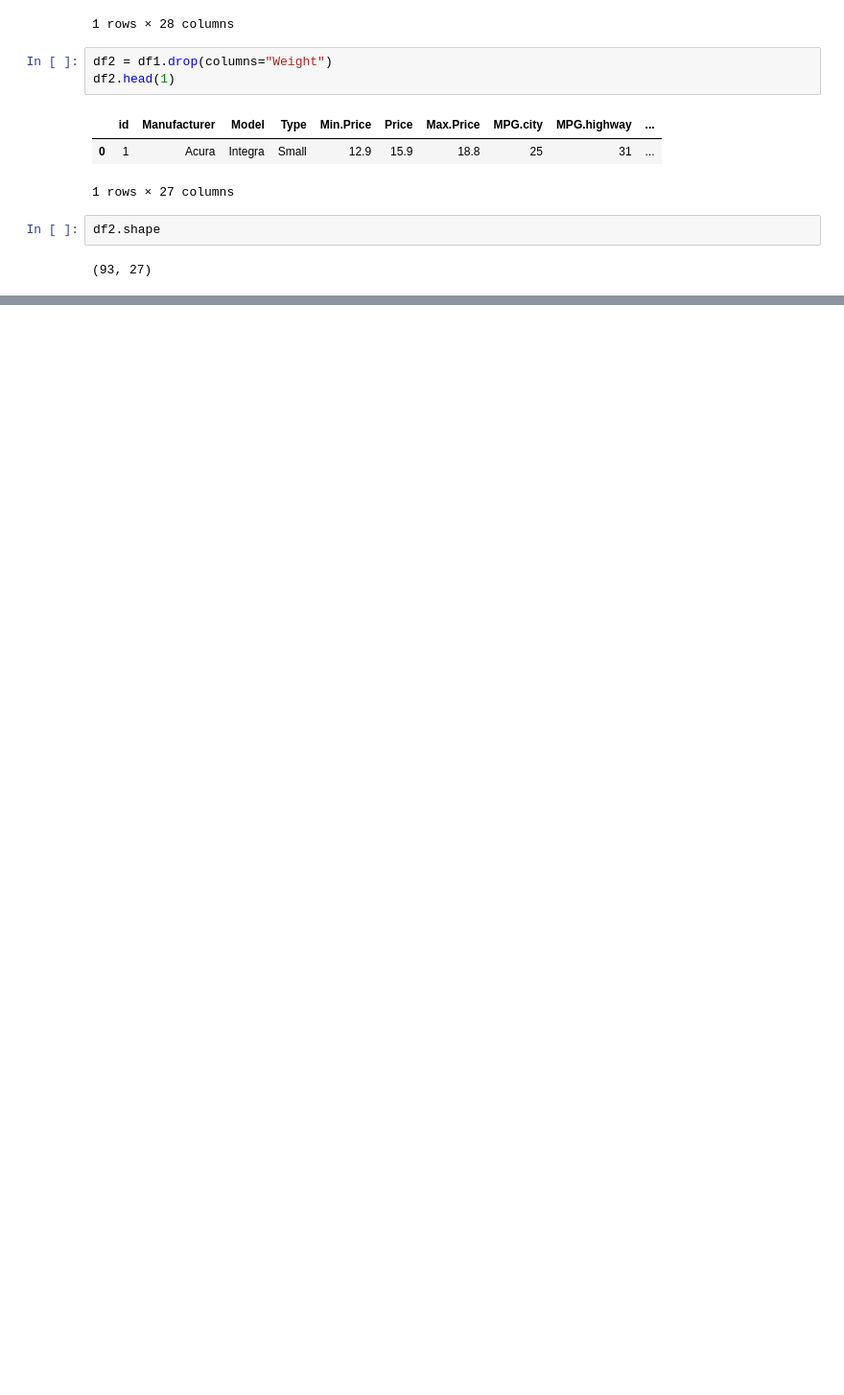
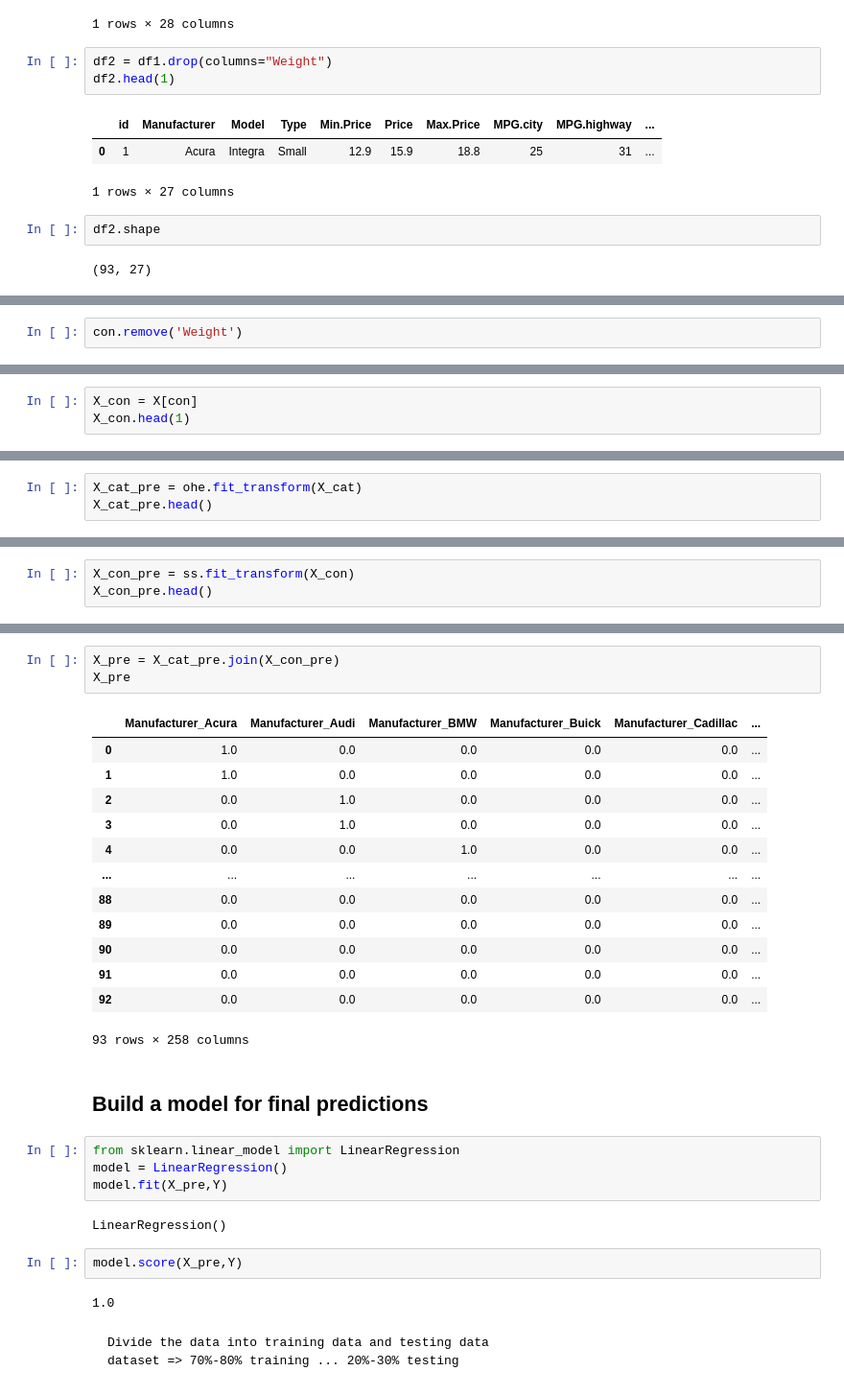
Before and after one commit to Sindhura-tr/Machine-Learning-satsun-5-7, a Jupyter notebook: Data Preprocessing/Preprocessing File.ipynb, the cells around one changed output, grey strips where cells are left out. Shown at 96% size. Cells and saved outputs as stored; diff of their text form; blank space fills up the shorter version.

```diff
--- a/Data Preprocessing/Preprocessing File.ipynb
+++ b/Data Preprocessing/Preprocessing File.ipynb
@@ -200,0 +248,2 @@ df2.shape
+# %%
+con.remove('Weight')
@@ -200,0 +271,3 @@ df2.shape
+# %%
+X_con = X[con]
+X_con.head(1)
@@ -200,0 +277,3 @@ df2.shape
+# %%
+X_cat_pre = ohe.fit_transform(X_cat)
+X_cat_pre.head()
@@ -200,0 +288,3 @@ df2.shape
+# %%
+X_con_pre = ss.fit_transform(X_con)
+X_con_pre.head()
@@ -200,0 +298,32 @@ df2.shape
+# %%
+X_pre = X_cat_pre.join(X_con_pre)
+X_pre
+# %% [output]
+|  | Manufacturer_Acura | Manufacturer_Audi | Manufacturer_BMW | Manufacturer_Buick | Manufacturer_Cadillac | ... |
+| 0 | 1.0 | 0.0 | 0.0 | 0.0 | 0.0 | ... |
+| 1 | 1.0 | 0.0 | 0.0 | 0.0 | 0.0 | ... |
+| 2 | 0.0 | 1.0 | 0.0 | 0.0 | 0.0 | ... |
+| 3 | 0.0 | 1.0 | 0.0 | 0.0 | 0.0 | ... |
+| 4 | 0.0 | 0.0 | 1.0 | 0.0 | 0.0 | ... |
+| ... | ... | ... | ... | ... | ... | ... |
+| 88 | 0.0 | 0.0 | 0.0 | 0.0 | 0.0 | ... |
+| 89 | 0.0 | 0.0 | 0.0 | 0.0 | 0.0 | ... |
+| 90 | 0.0 | 0.0 | 0.0 | 0.0 | 0.0 | ... |
+| 91 | 0.0 | 0.0 | 0.0 | 0.0 | 0.0 | ... |
+| 92 | 0.0 | 0.0 | 0.0 | 0.0 | 0.0 | ... |
+93 rows × 258 columns
+# %% [markdown]
+## Build a model for final predictions
+# %%
+from sklearn.linear_model import LinearRegression
+model = LinearRegression()
+model.fit(X_pre,Y)
+# %% [output]
+LinearRegression()
+# %%
+model.score(X_pre,Y)
+# %% [output]
+1.0
+# %% [markdown]
+    Divide the data into training data and testing data
+    dataset => 70%-80% training ... 20%-30% testing
```
Also changed, not shown: parts of 10 cells of this notebook.
